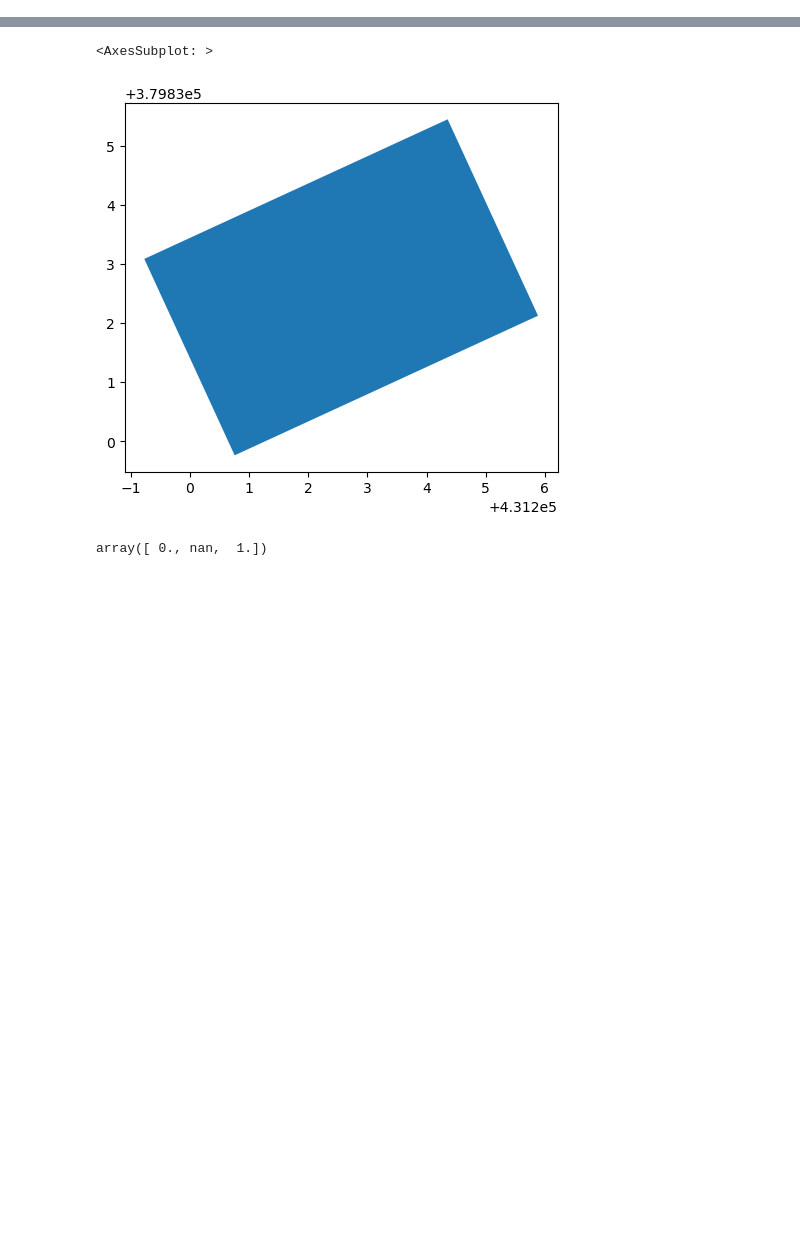
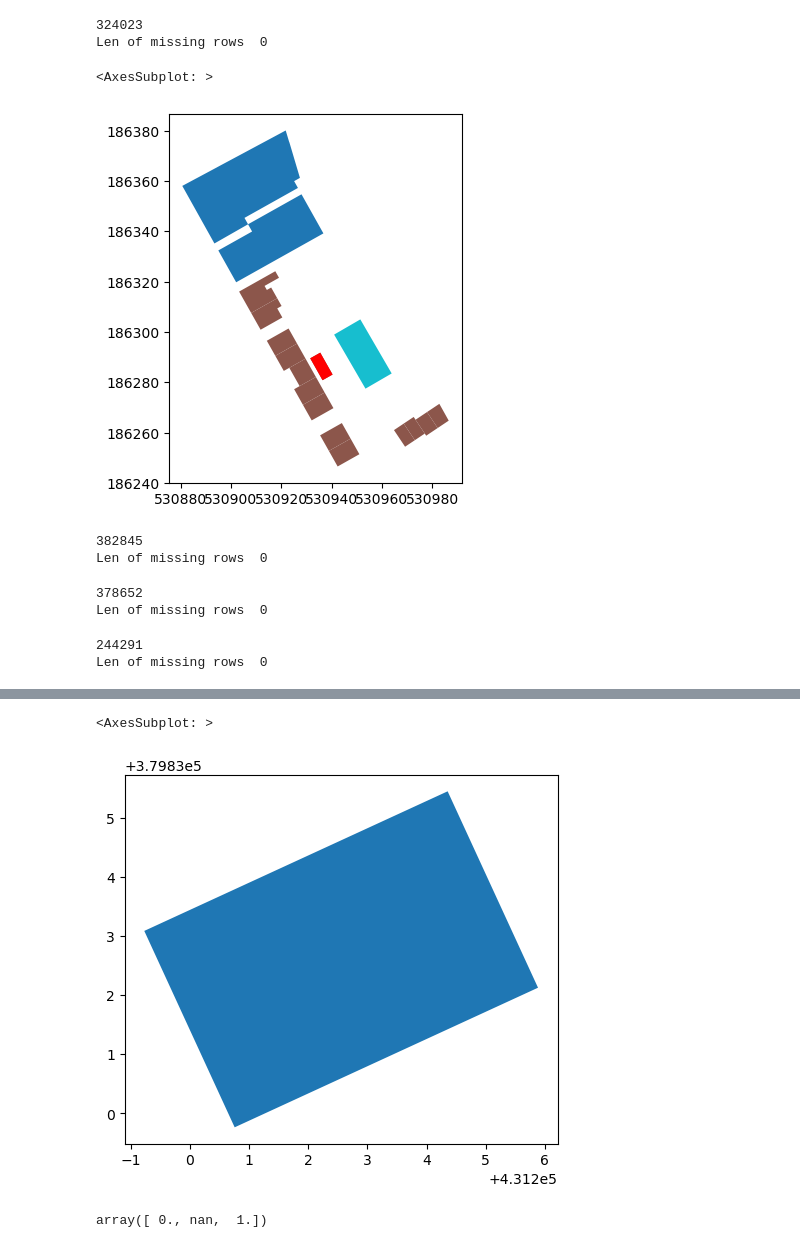
Before and after one commit to graceebc9/Energy_mapping, a Jupyter notebook: postcode_attrs/create_median_age.ipynb, the cells around one changed output, grey strips where cells are left out. Cells and saved outputs as stored; diff of their text form; code cells hidden in the pictures; blank space fills up the shorter version.

```diff
--- a/postcode_attrs/create_median_age.ipynb
+++ b/postcode_attrs/create_median_age.ipynb
@@ -27,0 +126,50 @@ data[data['PCDS'].str.contains('S17 4GH')]
+# %%
+pc = 'N7 7PH'
+
+bb = find_batch_from_pc(pc)
+ons = load_onsud_from_batch(bb)
+pcshp, d = find_postcode_for_ONSUD_file(ons, path_to_pc_shp_folder=pc_shp)
+uprn_match = find_data_pc_joint(pc, (d, pcshp), input_gpk=INPUT_GPK)
+# %% [output]
+324023
+Len of missing rows  0
+# %%
+fig, ax = plt.subplots()
+
+uprn_match.plot('premise_use', ax=ax )
+
+uprn_match[uprn_match['upn']==43124654].plot(ax=ax, color='r')
+# %% [output]
+<AxesSubplot: >
+[figure, added]
+# %%
+pc = 'E5 9HL'
+
+bb = find_batch_from_pc(pc)
+ons = load_onsud_from_batch(bb)
+pcshp, d = find_postcode_for_ONSUD_file(ons, path_to_pc_shp_folder=pc_shp)
+uprn_match = find_data_pc_joint(pc, (d, pcshp), input_gpk=INPUT_GPK)
+# %% [output]
+382845
+Len of missing rows  0
+# %%
+pc = 'E7 0NJ'
+
+bb = find_batch_from_pc(pc)
+ons = load_onsud_from_batch(bb)
+pcshp, d = find_postcode_for_ONSUD_file(ons, path_to_pc_shp_folder=pc_shp)
+uprn_match = find_data_pc_joint(pc, (d, pcshp), input_gpk=INPUT_GPK)
+# %% [output]
+378652
+Len of missing rows  0
+# %%
+pc= 'EN9 3TX'
+
+
+bb = find_batch_from_pc(pc)
+ons = load_onsud_from_batch(bb)
+pcshp, d = find_postcode_for_ONSUD_file(ons, path_to_pc_shp_folder=pc_shp)
+uprn_match = find_data_pc_joint(pc, (d, pcshp), input_gpk=INPUT_GPK)
+# %% [output]
+244291
+Len of missing rows  0
```
Also changed, not shown: parts of 108 cells of this notebook, 1 other file.
